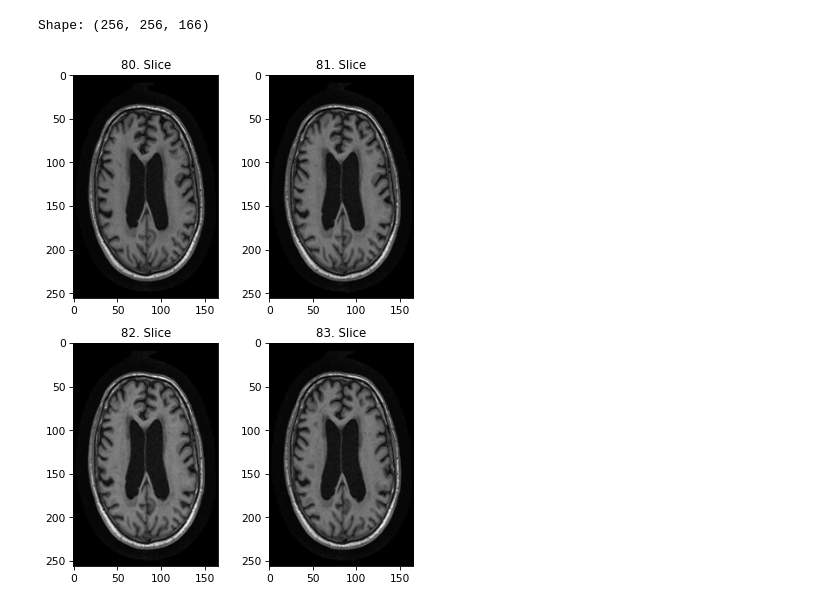
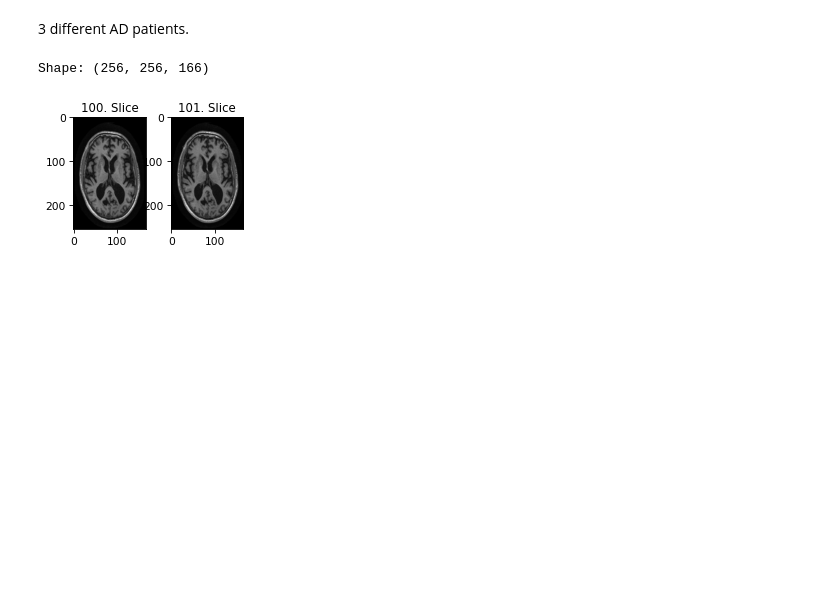
Before and after one commit to tanyelai/alzheimer, a Jupyter notebook: data_exploration/investigate_differences.ipynb, the cells around one changed output. Saved outputs shown, nothing was run; the diff lists cells and outputs as text; code cells hidden in the pictures; blank space fills up the shorter version.

Commit message:
v0.2 - try to figure out how to choose slices

```diff
--- a/data_exploration/investigate_differences.ipynb
+++ b/data_exploration/investigate_differences.ipynb
@@ -82,13 +94,15 @@ class helper:
 h = helper()
 # %%
 path = '/Users/toygar/Desktop/Bitirme/data/'
+# %% [markdown]
+3 different AD patients.
 # %%
 type1 = f'{path}ADNI/136_S_0426/MPR__GradWarp__B1_Correction__N3__Scaled/2006-05-16_15_51_24.0/I40356/ADNI_136_S_0426_MR_MPR__GradWarp__B1_Correction__N3__Scaled_Br_20070215211810806_S14581_I40356.nii'
 type2 = f'{path}ADNI/099_S_1144/MPR__GradWarp__B1_Correction__N3__Scaled/2007-08-10_13_44_12.0/I79241/ADNI_099_S_1144_MR_MPR__GradWarp__B1_Correction__N3__Scaled_Br_20071028202645607_S37181_I79241.nii'
 type3 = f'{path}ADNI/021_S_1109/MPR__GradWarp__N3__Scaled/2006-12-05_14_24_09.0/I62695/ADNI_021_S_1109_MR_MPR__GradWarp__N3__Scaled_Br_20070727185946236_S23446_I62695.nii'
 # %%
-h.show_img('axial', 80, 84, type1)
+h.show_img('axial', 100, 102, type1)
 # %% [output]
 Shape: (256, 256, 166)
-[figure, old version]
+[figure, new version]
 # %%
```
Also changed, not shown: parts of 17 cells of this notebook.
